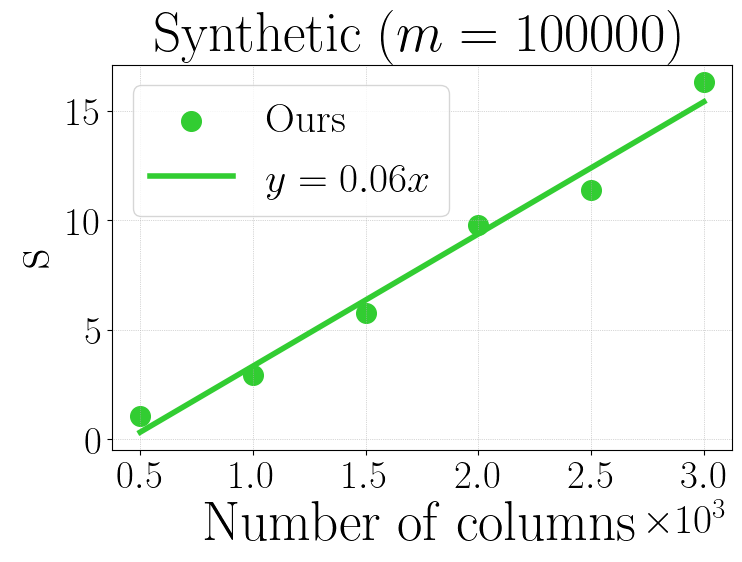
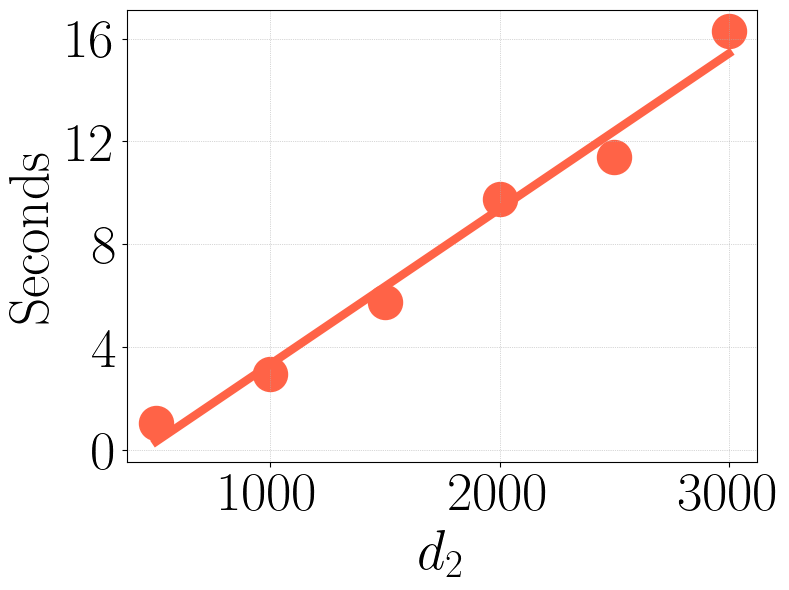
The change to this notebook cell's code, shown as a diff; its figure went from the first image to the second:
--- before
+++ after
@@ -21,33 +21,33 @@
 
 
-plt.figure(figsize=(8,5))
+plt.figure(figsize=(8,6))
 
-plt.scatter(X, Y2, s=200,color='limegreen', label=r'$\mathrm{Ours}$')
-plt.plot(X, data_predict_1,color='limegreen',lw=4, label=r'$y = 0.06x$')
+plt.scatter(X, Y2, s=600,color='tomato',)
+plt.plot(X, data_predict_1,color='tomato',lw=6)
 #plt.scatter(X, Ynu, s=200, label=r'$\|\cdot\|_\star~~\mathrm{reg.}$')
 #plt.plot(X, data_predict_2,lw=4, label=r'$y = 2.67^{-11}x^4$')
 #plt.legend(fontsize=20, loc='upper center',bbox_to_anchor=(0.5, 1.4), ncol=2)
 #plt.title(title, fontsize=40, y=1.4)
-plt.title(title, fontsize=40)
+# plt.title(title, fontsize=40)
 #plt.legend(fontsize=20, loc='center left',bbox_to_anchor=(1, 0.5), ncol=1)
-plt.legend(fontsize=30, loc='upper left', ncol=1)
+# plt.legend(fontsize=30, loc='upper left', ncol=1)
 
-plt.xlabel(r"$\mathrm{Number~of~columns}$", fontsize=40)
-plt.ylabel(r"$\mathrm{s}$", fontsize=40)
+plt.xlabel(r"$d_2$", fontsize=40)
+plt.ylabel(r"$\mathrm{Seconds}$", fontsize=40)
 
-plt.xticks(fontsize=28)
-plt.yticks(fontsize=28)
+plt.xticks([1000, 2000, 3000], fontsize=40)
+plt.yticks([0, 4, 8, 12, 16], fontsize=40)
 #plt.yscale("log", base=10)
 #plt.ylim(,1.1)
-plt.ticklabel_format(style='sci', axis='x', scilimits=(3, 3))
-plt.gca().xaxis.get_offset_text().set_fontsize(30)  
+# plt.ticklabel_format(style='sci', axis='x', scilimits=(3, 3))
+# plt.gca().xaxis.get_offset_text().set_fontsize(30)  
 
-plt.gca().xaxis.set_major_locator(MaxNLocator(6))
-plt.gca().yaxis.set_major_locator(MaxNLocator(4))
+# plt.gca().xaxis.set_major_locator(MaxNLocator(6))
+# plt.gca().yaxis.set_major_locator(MaxNLocator(4))
 plt.grid(lw=0.5, ls=":")
 #acc_str = f"best train acc: {np.array(train_acc).max():.4f}\nvalid acc: {val_acc[-1]:.4f}\nbest valid acc: {np.array(val_acc).max():.4f}\ngrokking gap: {val_converge-train_converge}"
 # plt.annotate(acc_str, xy=(0.2, 0.5), xycoords='axes fraction', fontsize=12, color='purple', ha='center')
 # add the annotation text to the overleaf file
-#plt.tight_layout()
+plt.tight_layout()
 plot_name = f"./plots/time_syn_ours.pdf"
 plt.savefig(plot_name, bbox_inches='tight', format="pdf", dpi=1200)

Commit: plots